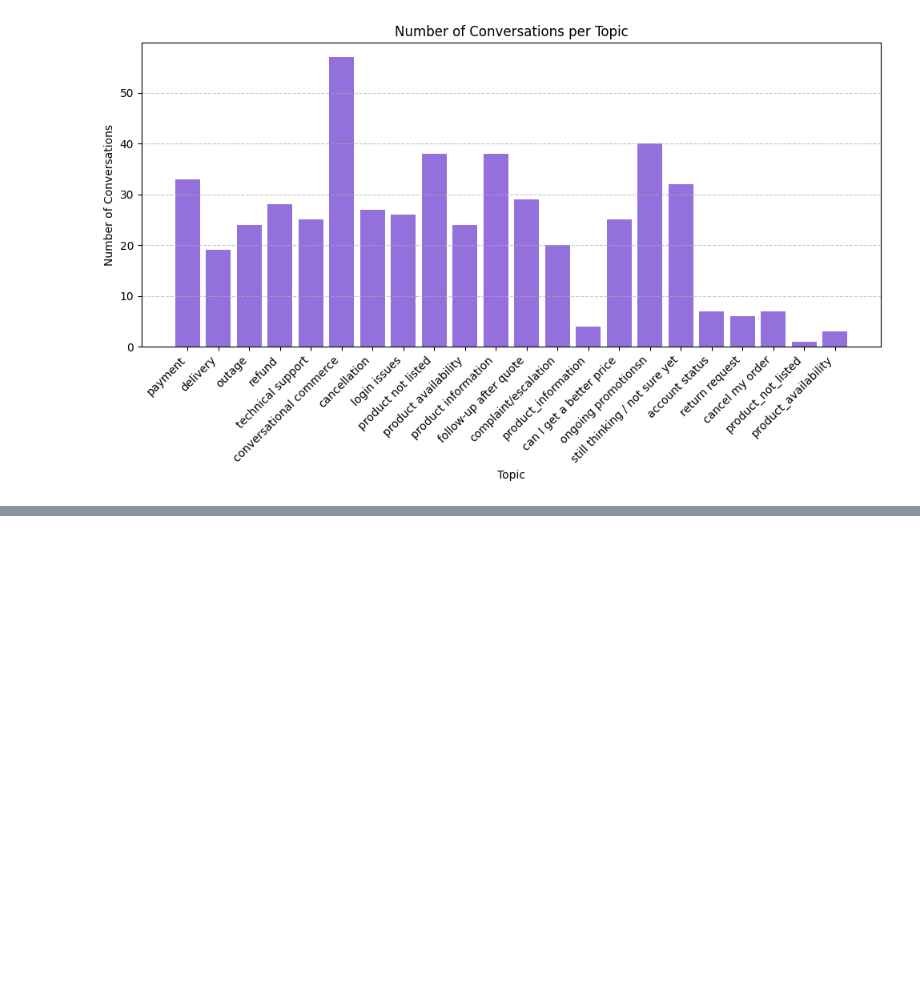
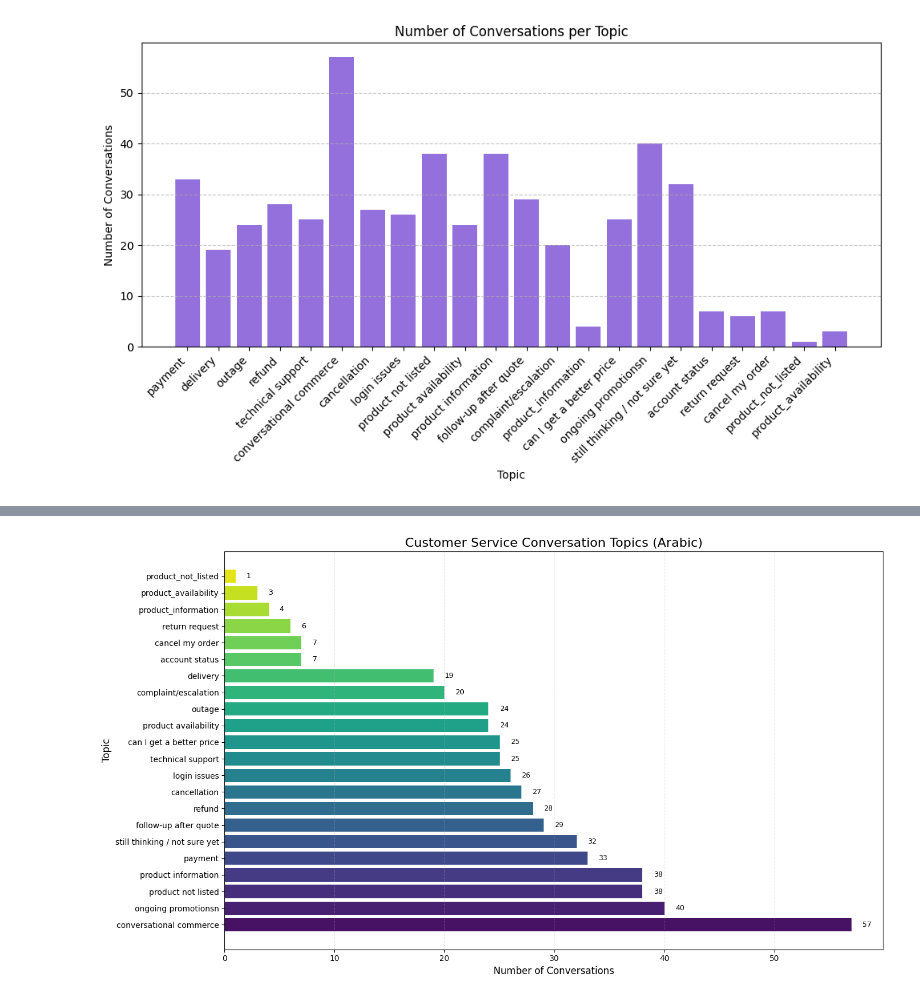
Before and after one commit to Hiida3li/DE-cycle, a Jupyter notebook: src/data_explorations/eda_01.ipynb, the cells around one changed output, grey strips where cells are left out. Drawn from its saved outputs; the diff is of its cells as text; code cells hidden in the pictures; blank space fills up the shorter version.

```diff
--- a/src/data_explorations/eda_01.ipynb
+++ b/src/data_explorations/eda_01.ipynb
@@ -154,0 +156,55 @@ FileNotFoundError: [Errno 2] No such file or directory: '/mnt/data/gulf_chats_me
+# %%
+import matplotlib.pyplot as plt
+import pandas as pd
+import seaborn as sns
+
+# Data from your list
+topics_data = {
+    'payment': 33,
+    'delivery': 19,
+    'outage': 24,
+    'refund': 28,
+    'technical support': 25,
+    'conversational commerce': 57,
+    'cancellation': 27,
+    'login issues': 26,
+    'product not listed': 38,
+    'product availability': 24,
+    'product information': 38,
+    'follow-up after quote': 29,
+    'complaint/escalation': 20,
+    'product_information': 4,
+    'can I get a better price': 25,
+    'ongoing promotionsn': 40,
+    'still thinking / not sure yet': 32,
+    'account status': 7,
+    'return request': 6,
+    'cancel my order': 7,
+    'product_not_listed': 1,
+    'product_availability': 3
+}
+
+df = pd.DataFrame(list(topics_data.items()), columns=['Topic', 'Count'])
+df = df.sort_values('Count', ascending=False)
+
+plt.figure(figsize=(14, 8))
+colors = sns.color_palette("viridis", len(df))
+
+bars = plt.barh(df['Topic'], df['Count'], color=colors)
+plt.xlabel('Number of Conversations', fontsize=12)
+plt.ylabel('Topic', fontsize=12)
+plt.title('Customer Service Conversation Topics (Arabic)', fontsize=16)
+
+for bar in bars:
+    width = bar.get_width()
+    label_x_pos = width + 1
+    plt.text(label_x_pos, bar.get_y() + bar.get_height()/2, f'{width:.0f}',
+             va='center', fontsize=9)
+
+plt.tight_layout()
+plt.grid(axis='x', linestyle='--', alpha=0.3)
+
+plt.savefig('arabic_customer_service_topics.png', dpi=300, bbox_inches='tight')
+plt.show()
+# %% [output]
+[figure, added]
```
Also changed, not shown: parts of 1 cell of this notebook, 1 other file.
